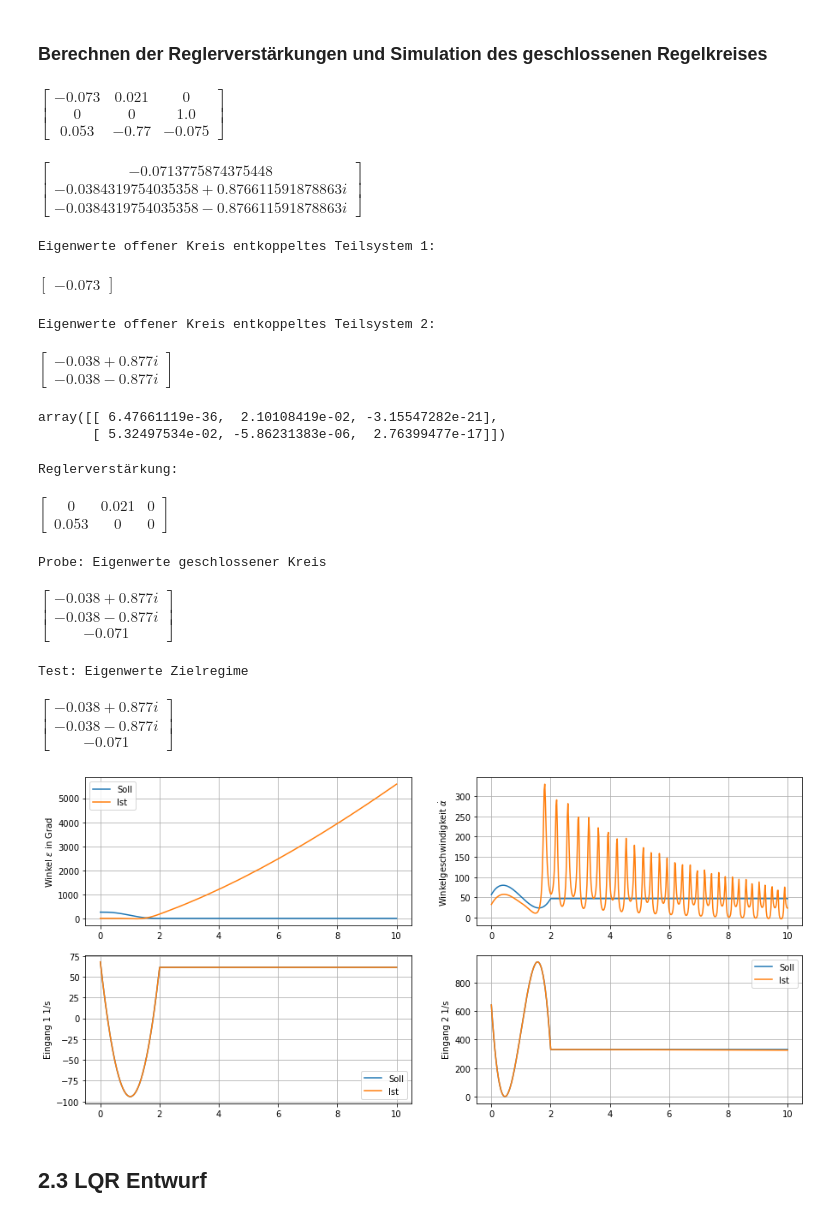
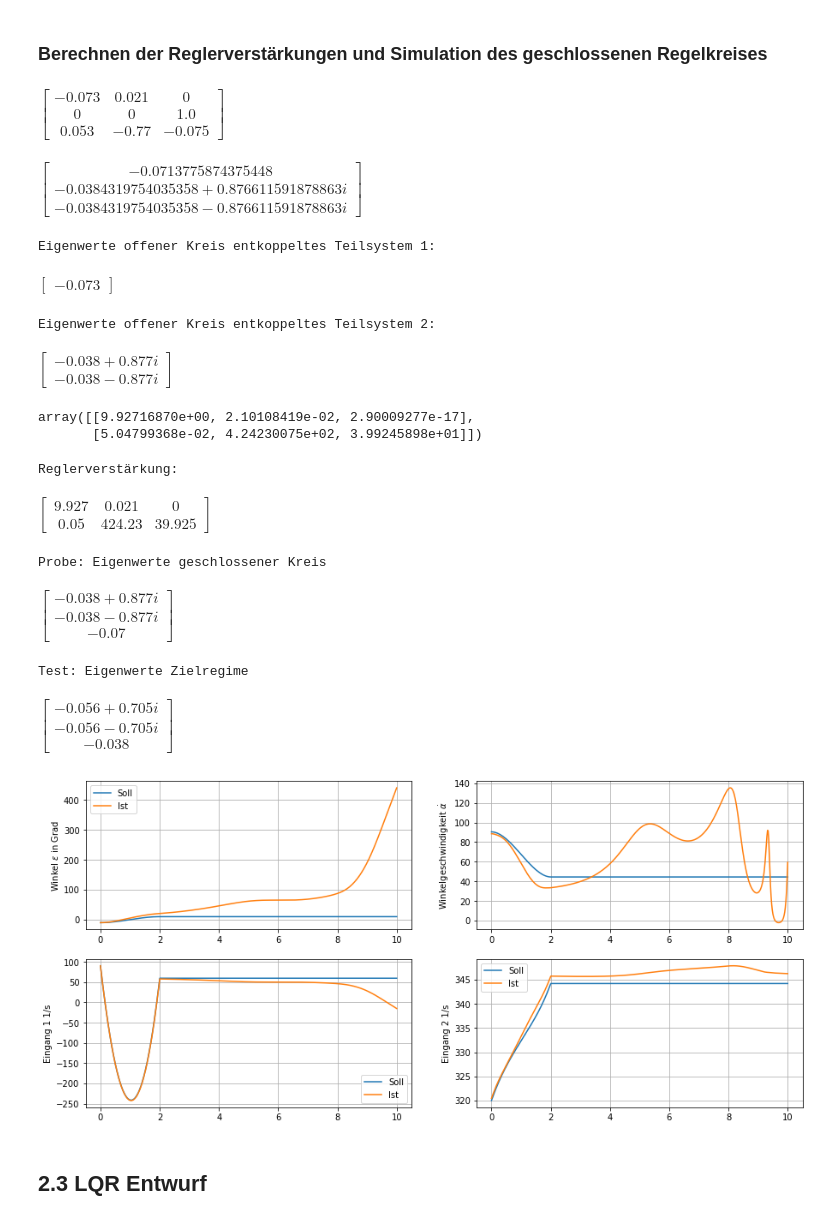
Before and after one commit to StefanKauf/RmsPr, a Jupyter notebook: helirack.ipynb, the cells around one changed output. Saved outputs shown, nothing was run; the diff lists cells and outputs as text; code cells hidden in the pictures.

```diff
--- a/helirack.ipynb
+++ b/helirack.ipynb
@@ -329,7 +335,7 @@ Startwinkel:  257.87818066595923
 ### Simulation mit nichtlinearem Modell
 # %%
 #Anfangszustand
-x0,u0=heli.equilibrium(y4_equi)
+x0,u0=heli.equilibrium(y1_equi)
 
 #Simulationszeit
 Tsim=10
@@ -396,8 +402,14 @@ print("Eigenwerte offener Kreis entkoppeltes Teilsystem 2:")
 display(sympy.Matrix(eigs2.round(3)))
 
 #Eigenwerte des geschlossenen Kreises
-eigs1_cl=eigs1
-eigs2_cl=eigs2
+
+eigs1_cl = np.zeros_like(eigs1)
+eigs2_cl = np.zeros_like(eigs2)
+
+eigs1_cl[0]= -10
+eigs2_cl[0]= -20 +5j
+eigs2_cl[1]= -20 -5j
+#print(type(eigs2_cl))
 
 #Reglerstärkungen mit Ackermannformel bestimmen
 K_pole_placement=np.zeros((2,3))#heli_lin.acker([eigs1_cl,eigs2_cl])
@@ -411,7 +423,7 @@ print("Probe: Eigenwerte geschlossener Kreis")
 display(sympy.Matrix(np.linalg.eigvals(heli_lin.A-heli_lin.B@K_pole_placement).round(3)))
 
 print("Test: Eigenwerte Zielregime")
-display(sympy.Matrix(np.linalg.eigvals(heli.linearize(y4_equi).A-heli.linearize(y4_equi).B@K_pole_placement).round(3)))
+display(sympy.Matrix(np.linalg.eigvals(heli.linearize(y2_equi).A-heli.linearize(y2_equi).B@K_pole_placement).round(3)))
 # %% [output]
 $\displaystyle \left[\begin{matrix}-0.073 & 0.021 & 0\\0 & 0 & 1.0\\0.053 & -0.77 & -0.075\end{matrix}\right]$
 $\displaystyle \left[\begin{matrix}-0.0713775874375448\\-0.0384319754035358 + 0.876611591878863 i\\-0.0384319754035358 - 0.876611591878863 i\end{matrix}\right]$
@@ -419,14 +431,14 @@ Eigenwerte offener Kreis entkoppeltes Teilsystem 1:
 $\displaystyle \left[\begin{matrix}-0.073\end{matrix}\right]$
 Eigenwerte offener Kreis entkoppeltes Teilsystem 2:
 $\displaystyle \left[\begin{matrix}-0.038 + 0.877 i\\-0.038 - 0.877 i\end{matrix}\right]$
-array([[ 6.47661119e-36,  2.10108419e-02, -3.15547282e-21],
-       [ 5.32497534e-02, -5.86231383e-06,  2.76399477e-17]])
+array([[9.92716870e+00, 2.10108419e-02, 2.90009277e-17],
+       [5.04799368e-02, 4.24230075e+02, 3.99245898e+01]])
 Reglerverstärkung:
-$\displaystyle \left[\begin{matrix}0 & 0.021 & 0\\0.053 & 0 & 0\end{matrix}\right]$
+$\displaystyle \left[\begin{matrix}9.927 & 0.021 & 0\\0.05 & 424.23 & 39.925\end{matrix}\right]$
 Probe: Eigenwerte geschlossener Kreis
-$\displaystyle \left[\begin{matrix}-0.038 + 0.877 i\\-0.038 - 0.877 i\\-0.071\end{matrix}\right]$
+$\displaystyle \left[\begin{matrix}-0.038 + 0.877 i\\-0.038 - 0.877 i\\-0.07\end{matrix}\right]$
 Test: Eigenwerte Zielregime
-$\displaystyle \left[\begin{matrix}-0.038 + 0.877 i\\-0.038 - 0.877 i\\-0.071\end{matrix}\right]$
+$\displaystyle \left[\begin{matrix}-0.056 + 0.705 i\\-0.056 - 0.705 i\\-0.038\end{matrix}\right]$
 # %%
 #Simulation mit linearem Entwurfsmodell oder nichtlinearem Modell?
 linear = False
@@ -445,35 +457,35 @@ controller = lambda t,x:controller_closed_loop(t,x,K_pole_placement,trajectory)
 if linear:
     rhs = lambda t,x:heli_lin.model(t,x,controller)
     x0 = trajectory.state(0)
 else:
     rhs = lambda t,x:heli.model(t,x,controller)
-    x0,u0=heli.equilibrium(y4_equi)
+    x0,u0=heli.equilibrium(y1_equi)
     #x0 = trajectory.state(0)
 
 
 
 #Simulation
 res = solve_ivp(rhs,#zu simulierendes Modell
                 [0,Tsim],#Zeitspanne für Simulation
                 x0,#Anfangszustand
                 t_eval=t_eval,#Auswertungszeitpunkte
                 atol=1e-9,rtol=1e-6 #Toleranzen
                 )
 x_sim = res.y
 u_sim = controller(t_eval,x_sim)
 if linear:
     y_sim = heli_lin.output(t_eval,x_sim,controller)
 else:
     y_sim = heli.output(t_eval,x_sim,controller)
 
 
 #Ergebnisse Plotten
 plot_results(t_eval,
              (trajectory.state(t_eval),x_sim),
              (trajectory.input(t_eval),u_sim),
              (trajectory.output(t_eval),y_sim))
 # %% [output]
-[figure, old version]
+[figure, new version]
 # %% [markdown]
 ## 2.3 LQR Entwurf
 # %%
```
Also changed, not shown: parts of 5 cells of this notebook.
